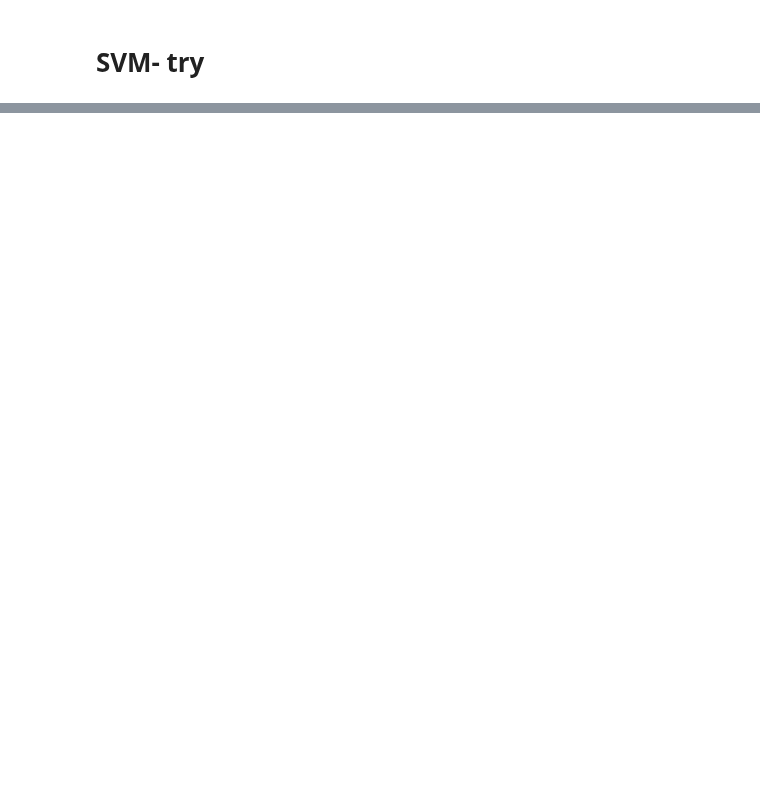
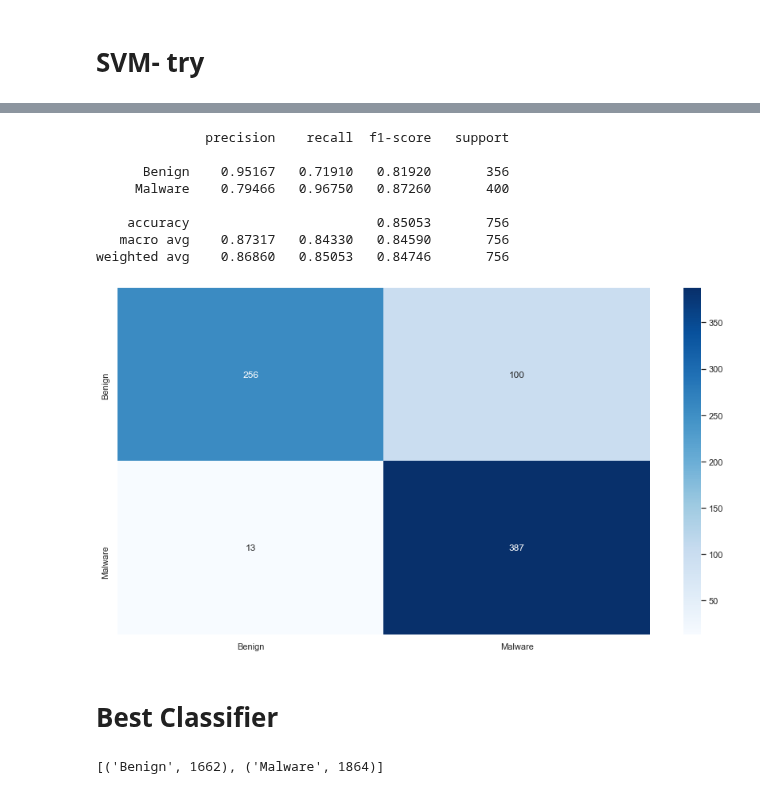
Before and after one commit to chenshtynmetz/CiscoCompetition, a Jupyter notebook: Dataset1.ipynb, the cells around one changed output, grey strips where cells are left out. Cells and saved outputs as stored; diff of their text form; code cells hidden in the pictures; blank space fills up the shorter version.

```diff
--- a/Dataset1.ipynb
+++ b/Dataset1.ipynb
@@ -329,0 +440,34 @@ ValueError: Classification metrics can't handle a mix of binary and continuous t
+# %%
+# We print our results
+sns.set(rc={'figure.figsize':(15,8)})
+prediction = svc.predict(X_test)
+true_labels = y_test
+lc_matrix = confusion_matrix(true_labels, prediction)
+lc_report = classification_report(true_labels, prediction, digits=5)
+heatmap = sns.heatmap(lc_matrix, annot=True, cmap='Blues', fmt='g',
+                      xticklabels=np.unique(true_labels),
+                      yticklabels=np.unique(true_labels))
+
+# The heatmap is cool but this is the most important result
+print(lc_report)
+# %% [output]
+              precision    recall  f1-score   support
+
+      Benign    0.95167   0.71910   0.81920       356
+     Malware    0.79466   0.96750   0.87260       400
+
+    accuracy                        0.85053       756
+   macro avg    0.87317   0.84330   0.84590       756
+weighted avg    0.86860   0.85053   0.84746       756
+[figure, added]
+# %% [markdown]
+# Best Classifier
+# %%
+from sklearn.ensemble import AdaBoostClassifier
+
+ada = AdaBoostClassifier(n_estimators=130)
+ada.fit(X_train, y_train)
+# Check data balance and variety
+print(sorted(Counter(y_train).items()))
+# %% [output]
+[('Benign', 1662), ('Malware', 1864)]
```
Also changed, not shown: parts of 19 cells of this notebook.
